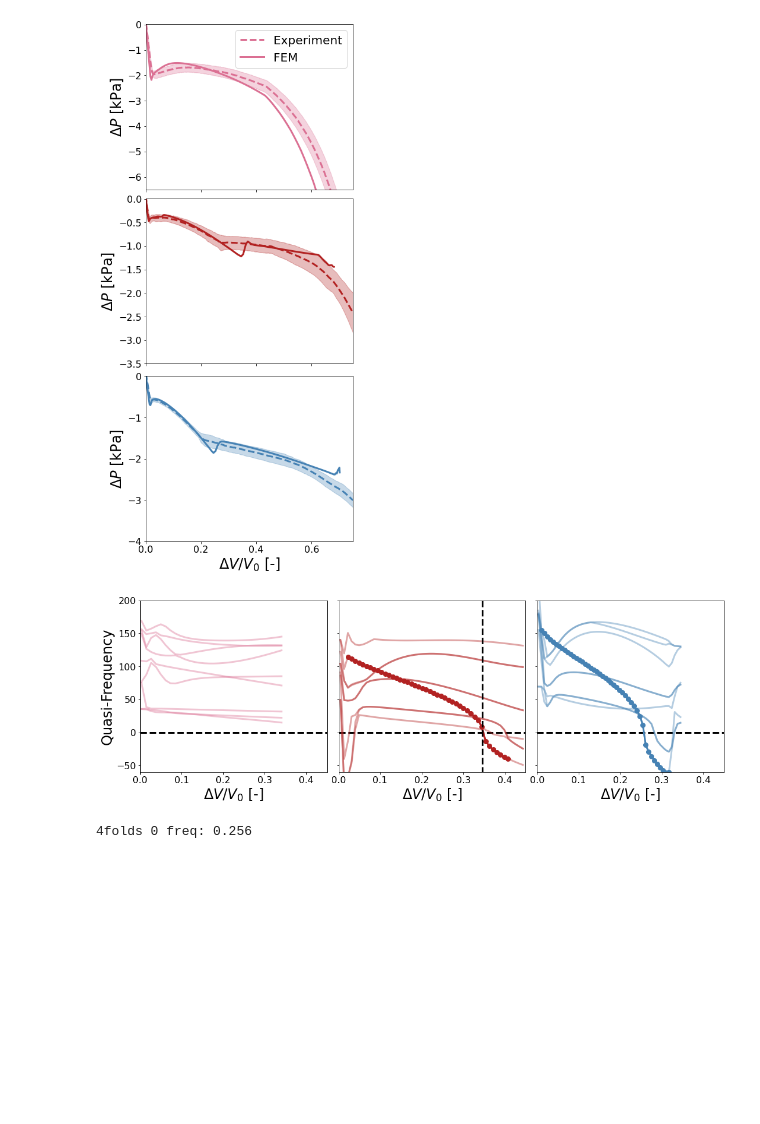
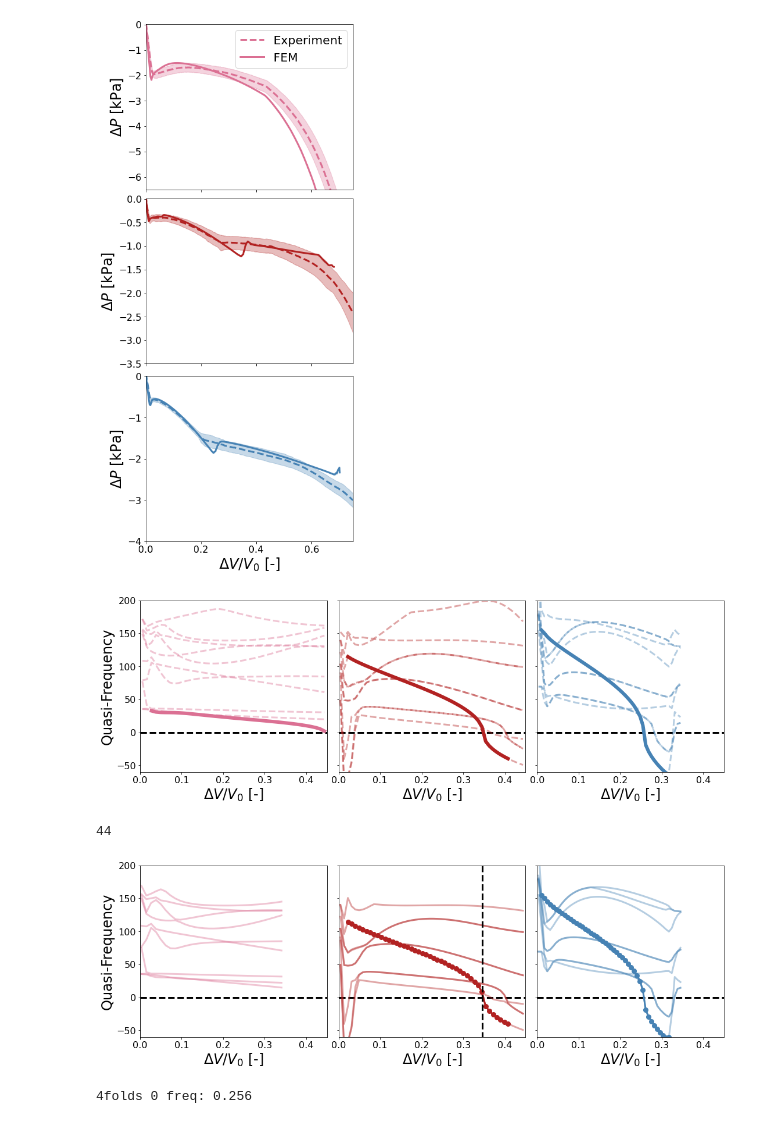
Before and after one commit to bertoldi-collab/buckling-cylinders, a Jupyter notebook: figure_making_paper.ipynb, the cells around one changed output. Cells and saved outputs as stored; diff of their text form; code cells hidden in the pictures; blank space fills up the shorter version.

Commit message:
standardized freq storage for plotting

```diff
--- a/figure_making_paper.ipynb
+++ b/figure_making_paper.ipynb
@@ -60,6 +61,7 @@ def highlight_mode(freq_all, initial_i, initial_j, num_samp):
         j_all[i_next] = np.argmin(np.abs(freq_all[i_next,:] - val_new_est))
     return (i_all, j_all, cut_idx)
 # %%
+'''fxns to plot exp/sim pv/dv/freq + improve plots'''
 def plot_exp_pv(axis, num_folds):
     color = colors_all[num_folds - 2]
 
@@ -90,6 +92,22 @@ def plot_sim_dv(axes, num_folds, flip = 1, idx_end = 0):
     idx_end = idx_end + len(data['vol_norm'])
     axes[0].plot(data['vol_norm'][:idx_end], 100 * data['contraction_strain'][:idx_end], label = 'FEM', color = color, linewidth = linewidth_all)
     axes[1].plot(data['vol_norm'][:idx_end], flip * data['twist_deg'][:idx_end], label = 'FEM', color = color, linewidth = linewidth_all)
+
+def plot_freq(axis, num_folds, rescale = True, alpha = 0.4, i_initial = None, j_initial = None, idx_end = -1):
+    extra_thickness = 3
+    color = colors_all[num_folds - 2]
+    data = np.load(f'{folder_out}/sim_{num_folds}folds_freq.npz')
+    for j in range(np.shape(data['eigval'])[1]):
+        if rescale: freq_plot = data['eigval_rescale'][:,j]
+        else: freq_plot = data['eigval'][:,j]
+        axis.plot(data['vol_norm'], freq_plot, '--', color = color, linewidth = linewidth_all, alpha = alpha)
+
+    if i_initial is not None:
+        num_samp = np.shape(data['eigval'])[0] - i_initial[-1] + idx_end
+        i_all, j_all, cut_idx = highlight_mode(data['eigval'], i_initial, j_initial, num_samp)
+        if rescale: mode_plot = rescale_eigenvalue(data['eigval'][i_all[cut_idx],j_all[cut_idx]])
+        else: mode_plot = data['eigval'][i_all[cut_idx],j_all[cut_idx]]
+        axis.plot(data['vol_norm'][i_all[cut_idx]], mode_plot, color = color, linewidth = linewidth_all + extra_thickness)
 
 def improve_plot_multi(axis, xlabel = '', ylabel = '', ylim_top = None, ylim_bottom = None, xlim_left = None, xlim_right = None, sharex = False, sharey = False):
     if isinstance(axis, np.ndarray):
@@ -506,6 +562,20 @@ ax[0].sharex
 # %% [output]
 <bound method _AxesBase.sharex of <AxesSubplot: ylabel='$\\Delta P$ [kPa]'>>
 [figure]
+# %%
+fig, ax = plt.subplots(1,3,figsize = figsize_three, constrained_layout = True, sharey = True)
+
+for axis in ax: axis.hlines(0,0,0.5, 'k', '--', linewidth = linewidth_all)
+
+plot_freq(ax[0], 2, i_initial = [2,3], j_initial = [0,0])
+
+plot_freq(ax[1], 3, i_initial = [2,3], j_initial = [7,7], idx_end = -3)
+
+plot_freq(ax[2], 4, i_initial = [1,2], j_initial = [8,8], idx_end = -4)
+
+improve_plot_multi(ax, xlabel = '$\Delta V/V_0$ [-]', ylabel = 'Quasi-Frequency', ylim_top = 200, ylim_bottom = -60, xlim_left = 0, xlim_right = 0.45, sharey = True)
+# %% [output]
+[figure, added]
 # %%
 fig, ax = plt.subplots(1,3,figsize = figsize_three, constrained_layout = True, sharey = True)
 
@@ -581,6 +651,7 @@ for j in range(np.shape(freq_all)[1]-1):
     ax[idx_plot].plot(-3*temp_all, freq_rescale, '-', color = color_3folds, linewidth = linewidth_all, alpha = alpha_all)
 
 num_samp = np.shape(freq_all)[0] - initial_i[-1] - 3
+print(num_samp)
 i_all, j_all, cut_idx = highlight_mode(freq_all, initial_i, initial_j, num_samp)
 ax[idx_plot].plot(-3*temp_all[i_all[cut_idx]], rescale_eigenvalue(freq_all[i_all[cut_idx],j_all[cut_idx]]), '-o', color = color_3folds, markersize = markersize_all, linewidth = linewidth_all)
 
@@ -598,6 +669,7 @@ for axis in ax:
 
 fig.savefig(f'{folder_out}/freq_all.jpg', dpi = 300)
 # %% [output]
+44
 [figure]
 # %%
 fig, ax = plt.subplots(3,1,figsize = figsize_three_vert, constrained_layout = True, sharex = True)
```
Also changed, not shown: parts of 3 cells of this notebook, 3 other files.
